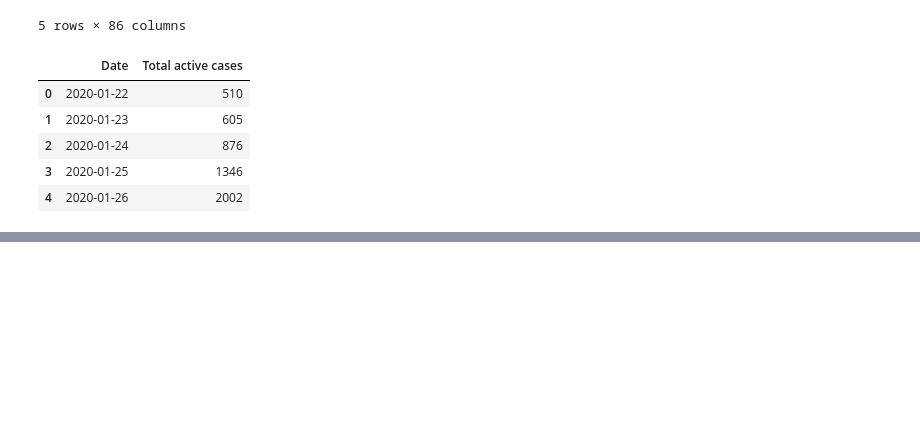
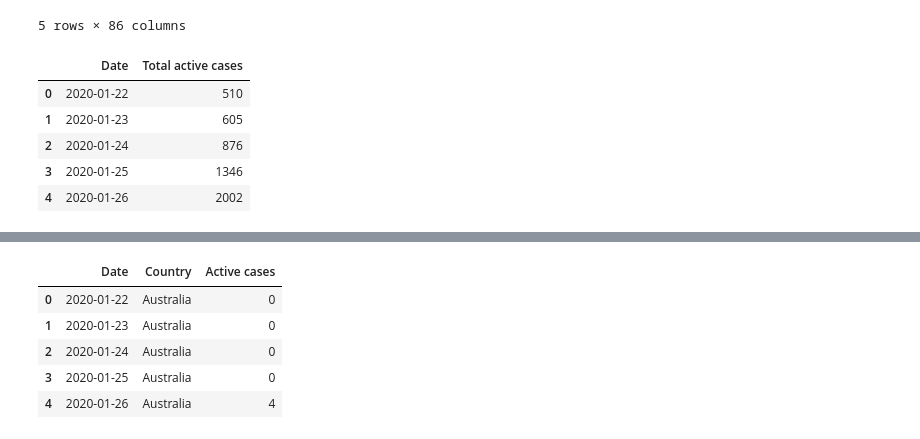
Before and after one commit to firdausmehta/COVID19-Global-Air-Quality, a Jupyter notebook: Clean_Data_Firdaus.ipynb, the cells around one changed output, grey strips where cells are left out. Drawn from its saved outputs; the diff is of its cells as text; code cells hidden in the pictures; blank space fills up the shorter version.

```diff
--- a/Clean_Data_Firdaus.ipynb
+++ b/Clean_Data_Firdaus.ipynb
@@ -659,0 +769,11 @@ total_active_world_covid.to_csv("output_csv/active_world_covid.csv", index=False
+# %%
+# Import the covid active case data for Australia
+active_au_covid = pd.read_csv("output_csv/active_au_covid.csv", parse_dates=True)
+active_au_covid.head()
+# %% [output]
+|  | Date | Country | Active cases |
+| 0 | 2020-01-22 | Australia | 0 |
+| 1 | 2020-01-23 | Australia | 0 |
+| 2 | 2020-01-24 | Australia | 0 |
+| 3 | 2020-01-25 | Australia | 0 |
+| 4 | 2020-01-26 | Australia | 4 |
```
Also changed, not shown: parts of 19 cells of this notebook, 2 other files.
